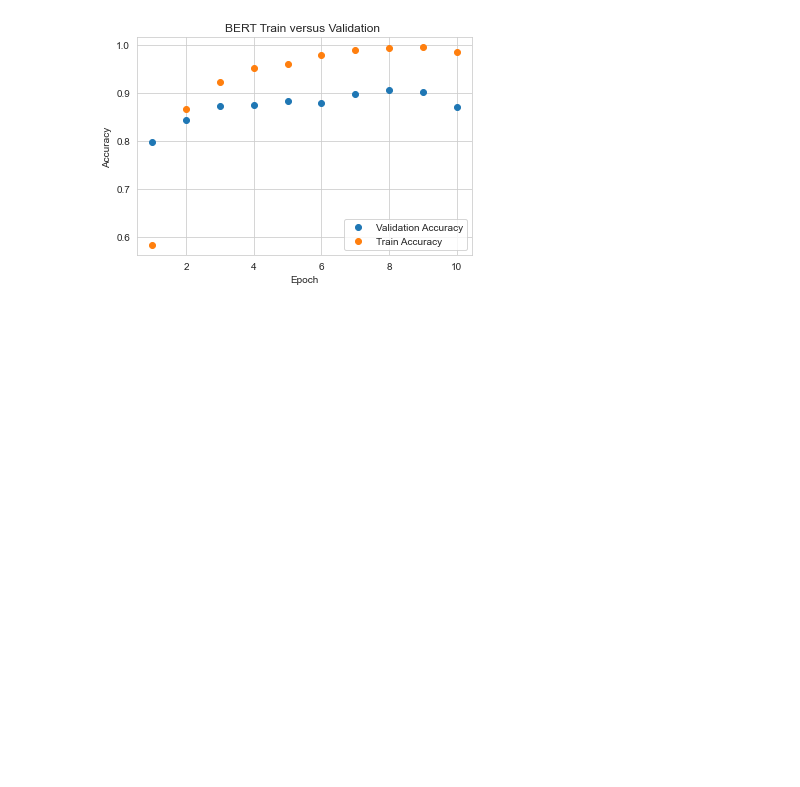
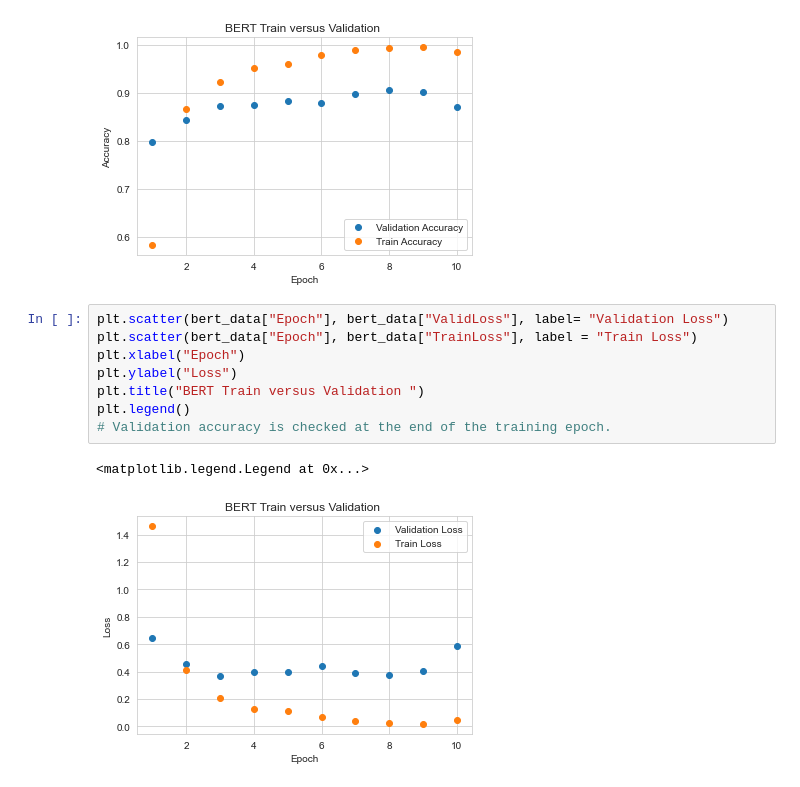
Before and after one commit to fhidalgor/erdos2021-project, a Jupyter notebook: figures/figure.ipynb, the cells around one changed output. Cells and saved outputs as stored; diff of their text form; blank space fills up the shorter version.

```diff
--- a/figures/figure.ipynb
+++ b/figures/figure.ipynb
@@ -18,4 +18,15 @@ plt.legend()
 # %% [output]
 <matplotlib.legend.Legend at 0x...>
 [figure]
+# %%
+plt.scatter(bert_data["Epoch"], bert_data["ValidLoss"], label= "Validation Loss")
+plt.scatter(bert_data["Epoch"], bert_data["TrainLoss"], label = "Train Loss")
+plt.xlabel("Epoch")
+plt.ylabel("Loss")
+plt.title("BERT Train versus Validation ")
+plt.legend()
+# Validation accuracy is checked at the end of the training epoch.
+# %% [output]
+<matplotlib.legend.Legend at 0x...>
+[figure, added]
 # %%
```
Also changed, not shown: parts of 3 cells of this notebook, 7 other files.
